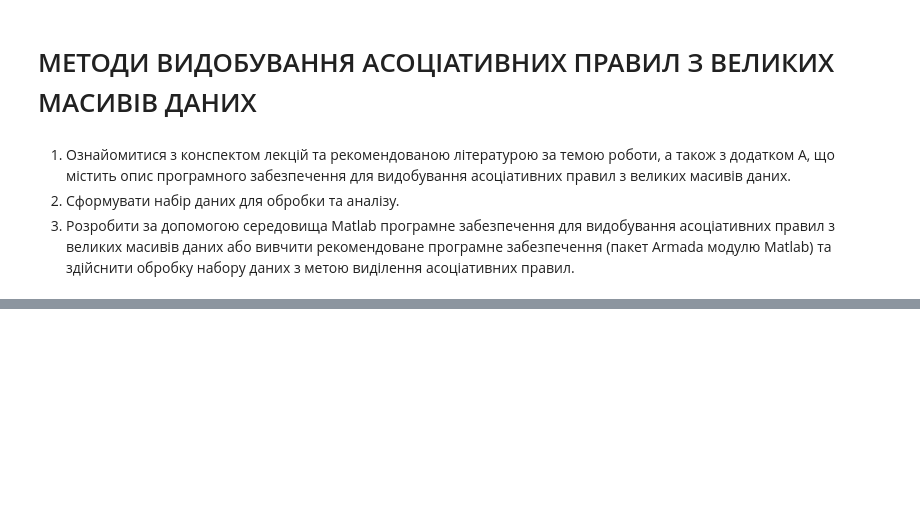
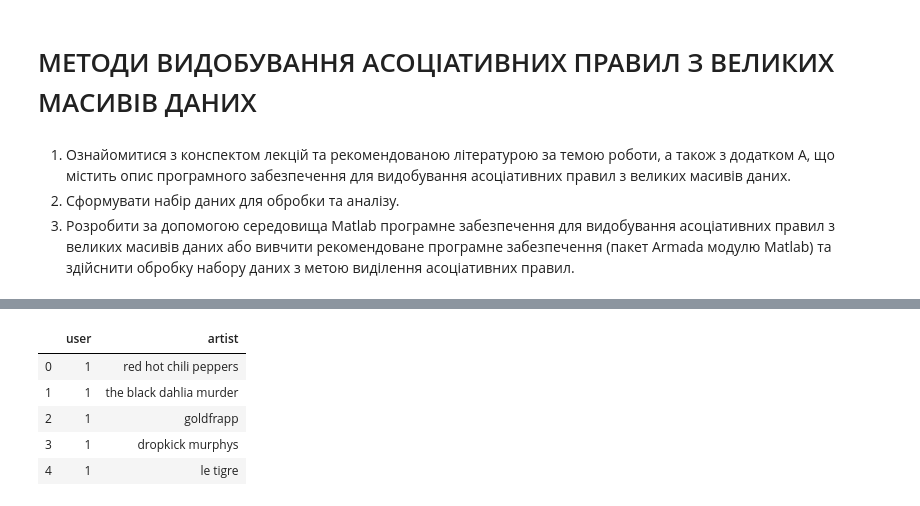
Before and after one commit to karpokate/data_analys, a Jupyter notebook: Data_Analyst_1_work.ipynb, the cells around one changed output, grey strips where cells are left out. Saved outputs shown, nothing was run; the diff lists cells and outputs as text; code cells hidden in the pictures; blank space fills up the shorter version.

```diff
--- a/Data_Analyst_1_work.ipynb
+++ b/Data_Analyst_1_work.ipynb
@@ -40,0 +69,14 @@ df['category_name'].value_counts().nlargest(10).plot.bar()
+# %%
+X = df[['user','artist']].drop_duplicates()
+# %%
+# Method 1: Apriori
+# prepare dataset
+
+X.head()
+# %% [output]
+|  | user | artist |
+| 0 | 1 | red hot chili peppers |
+| 1 | 1 | the black dahlia murder |
+| 2 | 1 | goldfrapp |
+| 3 | 1 | dropkick murphys |
+| 4 | 1 | le tigre |
```
Also changed, not shown: parts of 33 cells of this notebook, 7 other files.
